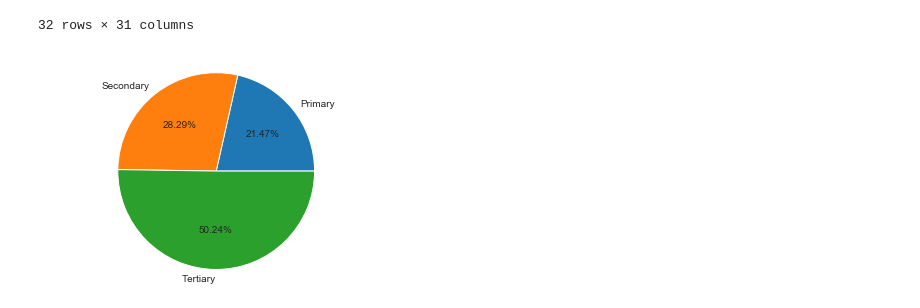
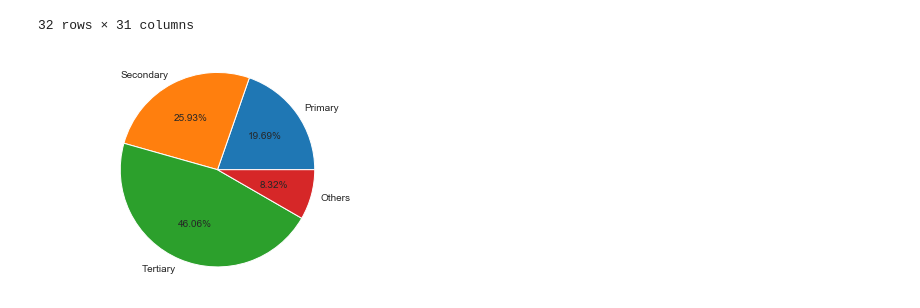
Before and after one commit to santosh12678/DS2019, a Jupyter notebook: Assignment EDA Part 01 - B.ipynb, the cells around one changed output. Saved outputs shown, nothing was run; the diff lists cells and outputs as text; code cells hidden in the pictures.

```diff
--- a/Assignment EDA Part 01 - B.ipynb
+++ b/Assignment EDA Part 01 - B.ipynb
@@ -255,19 +255,19 @@ all_states_detail_df
 32 rows × 31 columns
 # %%
 # pie chart of
-labels = ['Primary', 'Secondary', 'Tertiary']
+labels = ['Primary', 'Secondary', 'Tertiary','Others']
 
 sizes = [all_states_detail_df.loc["Primary","Total Contibution"],
          all_states_detail_df.loc["Secondary","Total Contibution"],
          all_states_detail_df.loc["Tertiary","Total Contibution"],
-         #all_states_detail_df.loc["Taxes on Products","Total Contibution"] - all_states_detail_df.loc["Subsidies on products","Total Contibution"]
+         all_states_detail_df.loc["Taxes on Products","Total Contibution"] - all_states_detail_df.loc["Subsidies on products","Total Contibution"]
 
         ]
 
 fig1, ax1 = plt.subplots()
 
 ax1.pie(sizes, labels=labels, autopct='%1.2f%%', shadow=False)
 ax1.axis('equal')
 plt.show()
 # %% [output]
-[figure, old version]
+[figure, new version]
```
Also changed, not shown: parts of 23 cells of this notebook.
